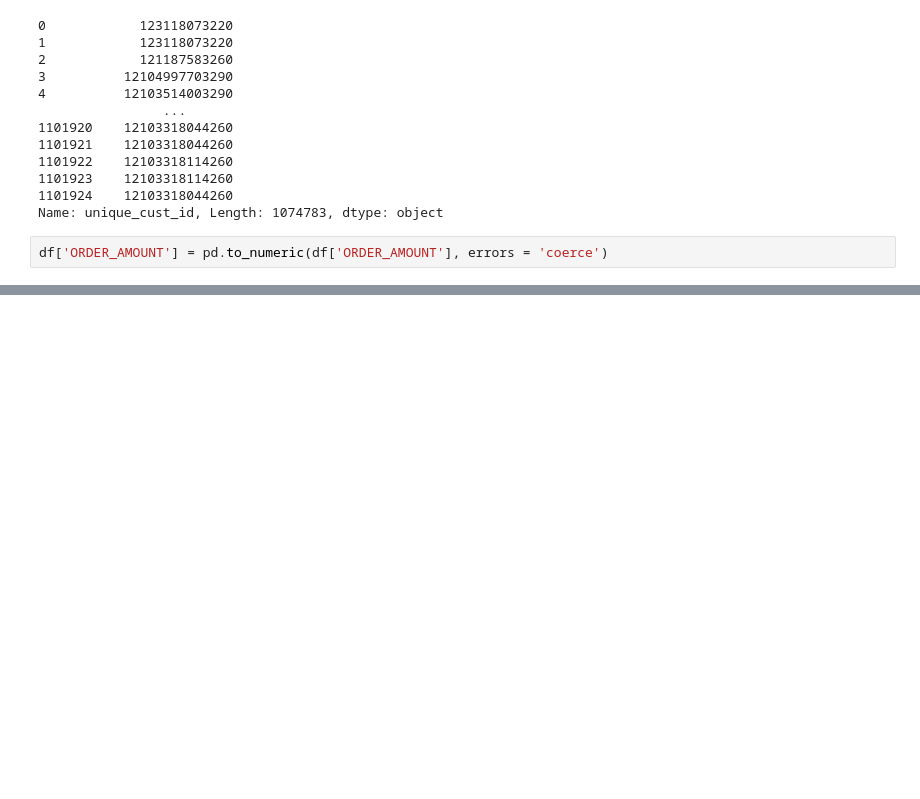
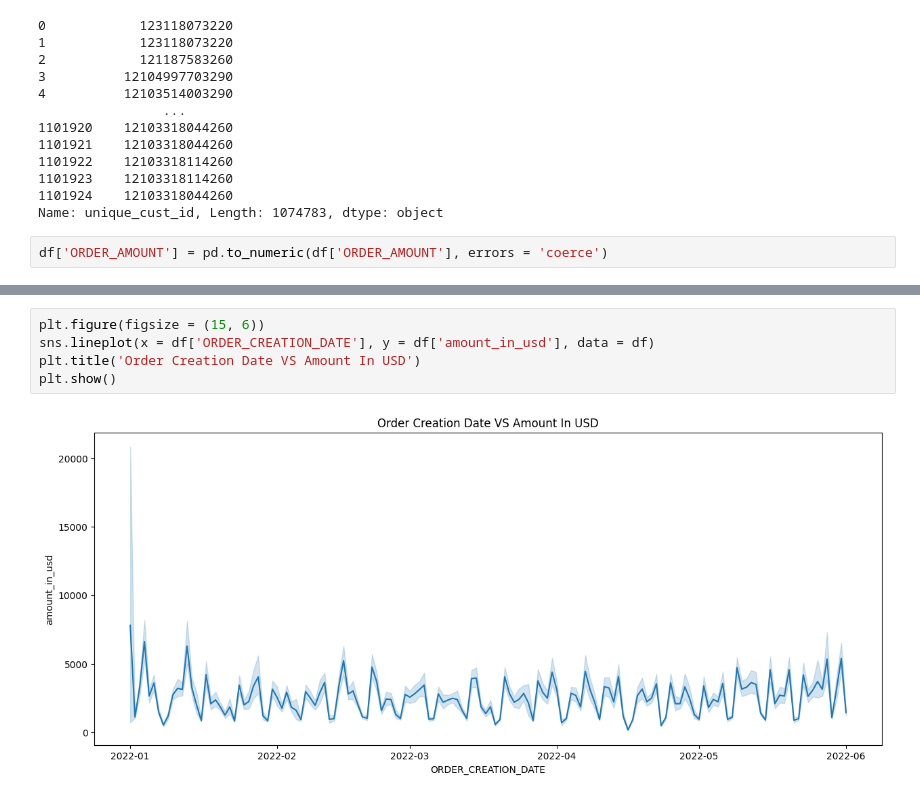
Before and after one commit to pratayyy/Order-Amount-Prediction, a Jupyter notebook: Order_Amount_Prediction.ipynb, the cells around one changed output, grey strips where cells are left out. Drawn from its saved outputs; the diff is of its cells as text; blank space fills up the shorter version.

```diff
--- a/Order_Amount_Prediction.ipynb
+++ b/Order_Amount_Prediction.ipynb
@@ -233,0 +274,7 @@ df['ORDER_AMOUNT'] = pd.to_numeric(df['ORDER_AMOUNT'], errors = 'coerce')
+# %%
+plt.figure(figsize = (15, 6))
+sns.lineplot(x = df['ORDER_CREATION_DATE'], y = df['amount_in_usd'], data = df)
+plt.title('Order Creation Date VS Amount In USD')
+plt.show()
+# %% [output]
+[figure, added]
```
Also changed, not shown: parts of 6 cells of this notebook.
